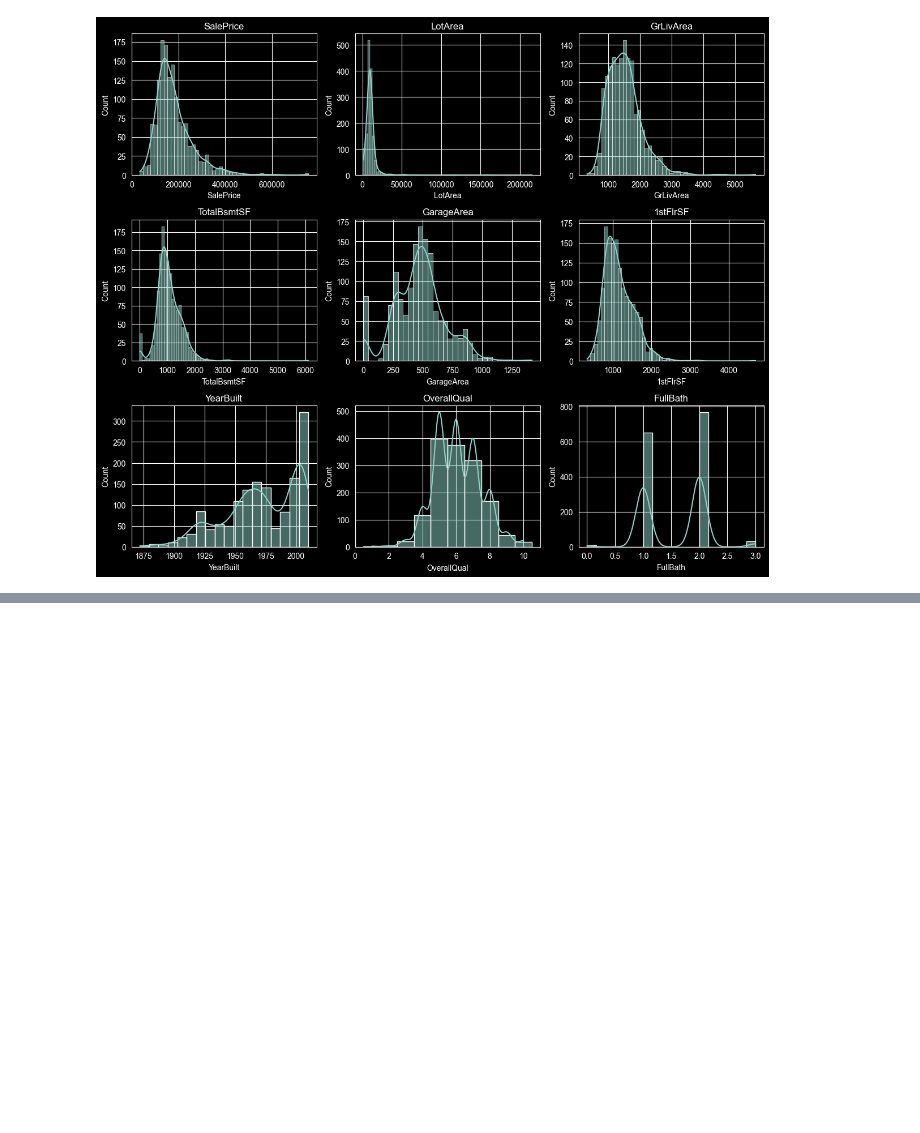
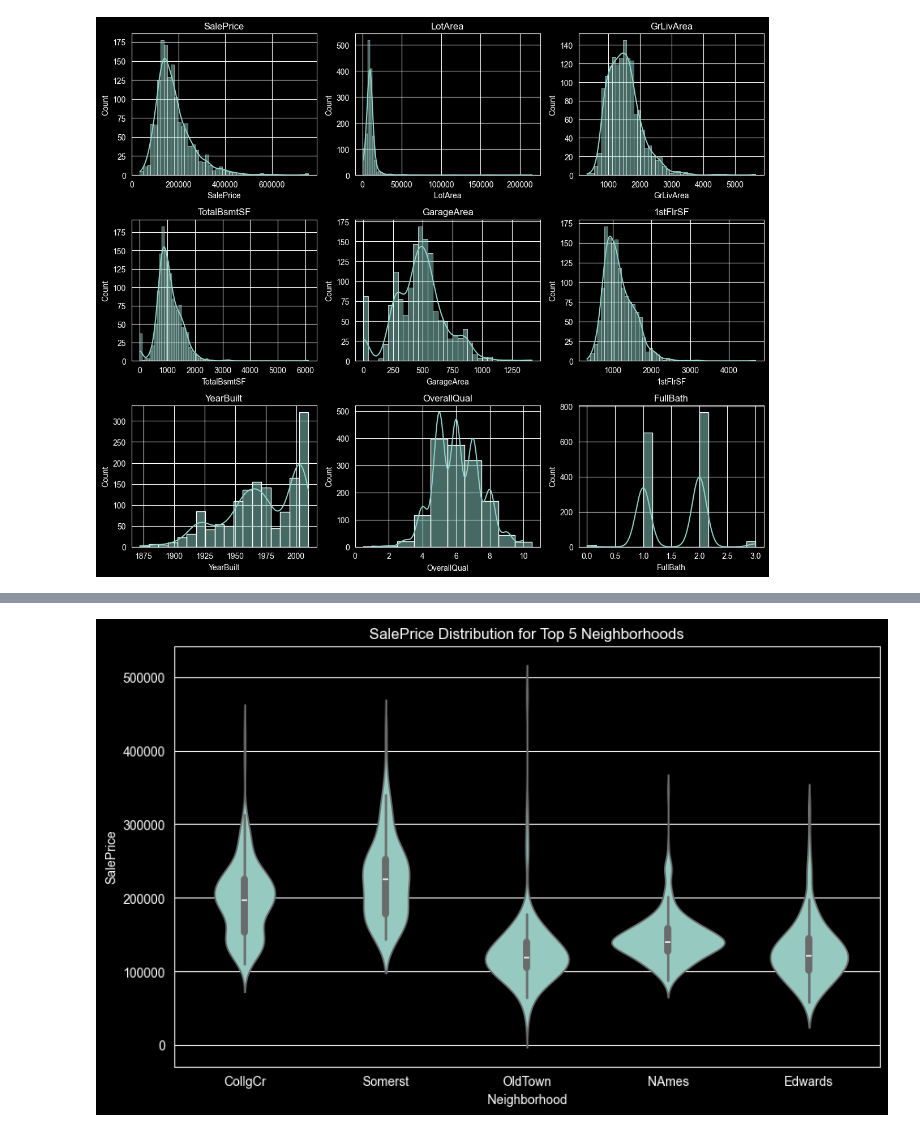
Before and after one commit to pinithasavidya617/pandas-data-analysis-practice, a Jupyter notebook: Data Processing Project/ames_analysis.ipynb, the cells around one changed output, grey strips where cells are left out. Cells and saved outputs as stored; diff of their text form; code cells hidden in the pictures; blank space fills up the shorter version.

```diff
--- a/Data Processing Project/ames_analysis.ipynb
+++ b/Data Processing Project/ames_analysis.ipynb
@@ -1102,0 +1158,3 @@ plt.show()
+# %%
+top5 = df_backup['Neighborhood'].value_counts().head(5).index
+top5
@@ -1102,0 +1163,3 @@ plt.show()
+# %%
+df_top5 = df_backup[df_backup['Neighborhood'].isin(top5)]
+df_top5
@@ -1102,0 +1180,12 @@ plt.show()
+# %%
+plt.figure(figsize=(10, 6))
+
+sns.violinplot(x='Neighborhood', y='SalePrice', data=df_top5)
+
+plt.title('SalePrice Distribution for Top 5 Neighborhoods')
+plt.xlabel('Neighborhood')
+plt.ylabel('SalePrice')
+
+plt.show()
+# %% [output]
+[figure, added]
```
Also changed, not shown: parts of 29 cells of this notebook.
